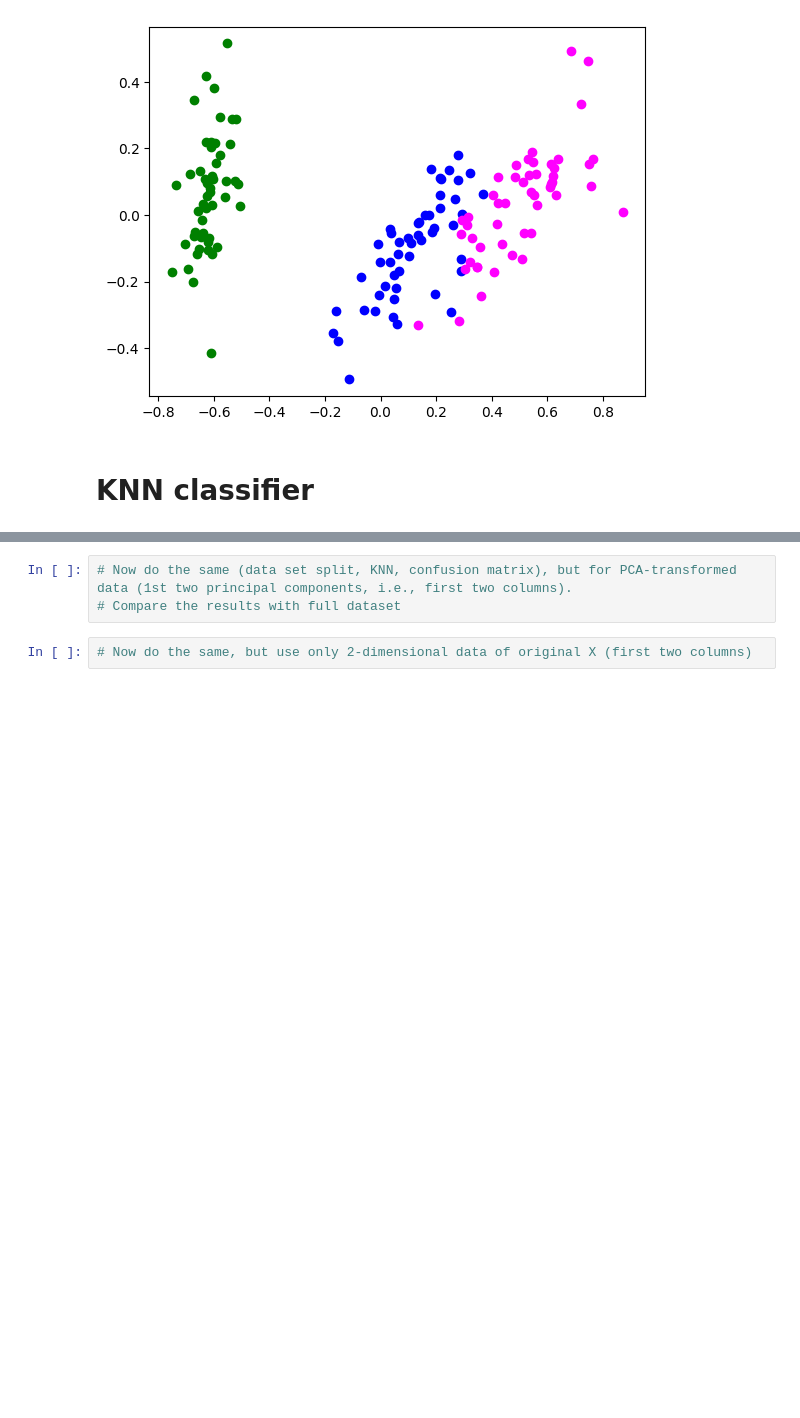
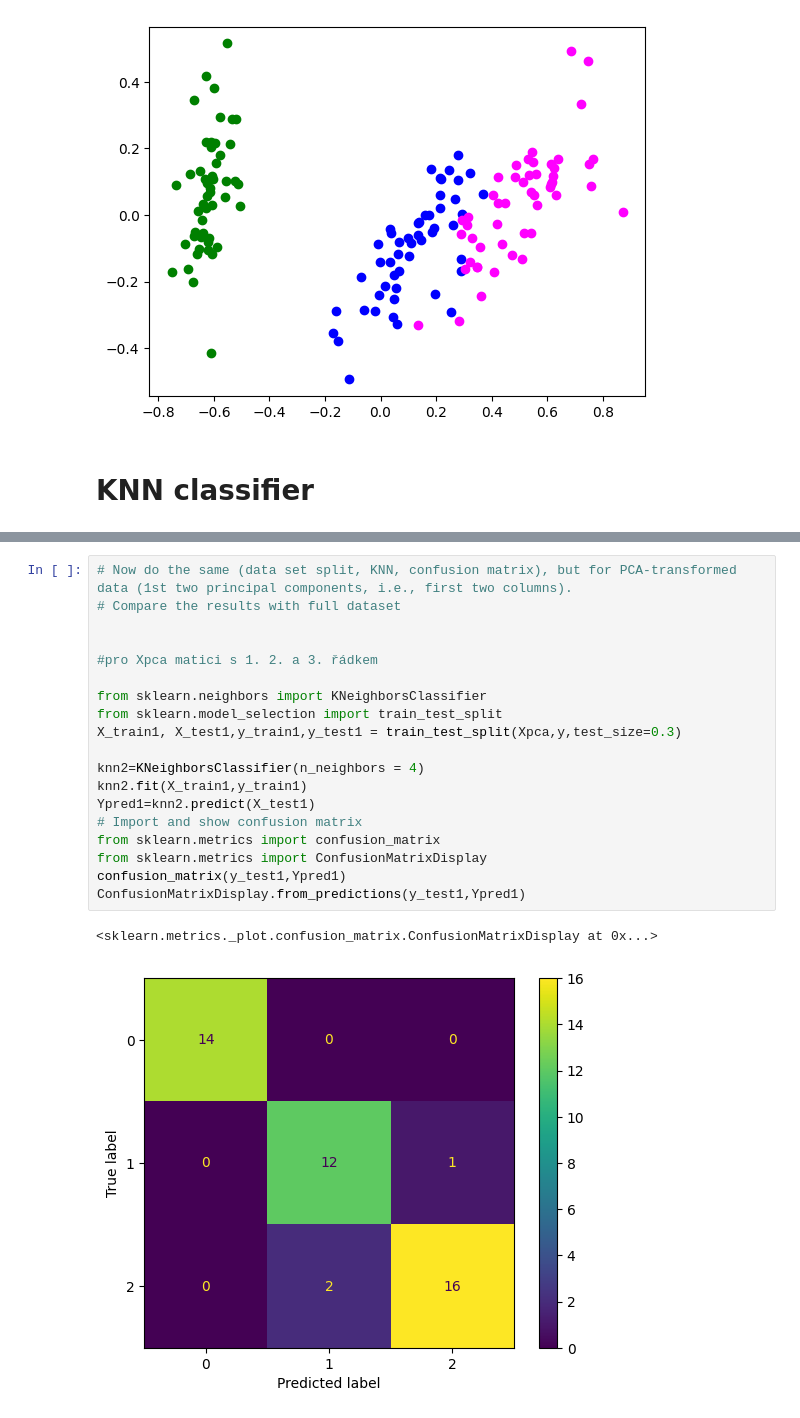
Before and after one commit to JanCipl/MLF, a Jupyter notebook: Lab_04/MPA_MLF_PCA_2_students.ipynb, the cells around one changed output, grey strips where cells are left out. Drawn from its saved outputs; the diff is of its cells as text; blank space fills up the shorter version.

```diff
--- a/Lab_04/MPA_MLF_PCA_2_students.ipynb
+++ b/Lab_04/MPA_MLF_PCA_2_students.ipynb
@@ -151,5 +151,22 @@ ConfusionMatrixDisplay.from_predictions(y_test,Ypred)
 # %%
 # Now do the same (data set split, KNN, confusion matrix), but for PCA-transformed data (1st two principal components, i.e., first two columns).
 # Compare the results with full dataset
+
+
+#pro Xpca matici s 1. 2. a 3. řádkem
+
+from sklearn.neighbors import KNeighborsClassifier
+from sklearn.model_selection import train_test_split
+X_train1, X_test1,y_train1,y_test1 = train_test_split(Xpca,y,test_size=0.3)
+
+knn2=KNeighborsClassifier(n_neighbors = 4)
+knn2.fit(X_train1,y_train1)
+Ypred1=knn2.predict(X_test1)
+# Import and show confusion matrix
+from sklearn.metrics import confusion_matrix
+from sklearn.metrics import ConfusionMatrixDisplay
+confusion_matrix(y_test1,Ypred1)
+ConfusionMatrixDisplay.from_predictions(y_test1,Ypred1)
+# %% [output]
+<sklearn.metrics._plot.confusion_matrix.ConfusionMatrixDisplay at 0x...>
+[figure, added]
-# %%
-# Now do the same, but use only 2-dimensional data of original X (first two columns)
```
Also changed, not shown: parts of 2 cells of this notebook.
